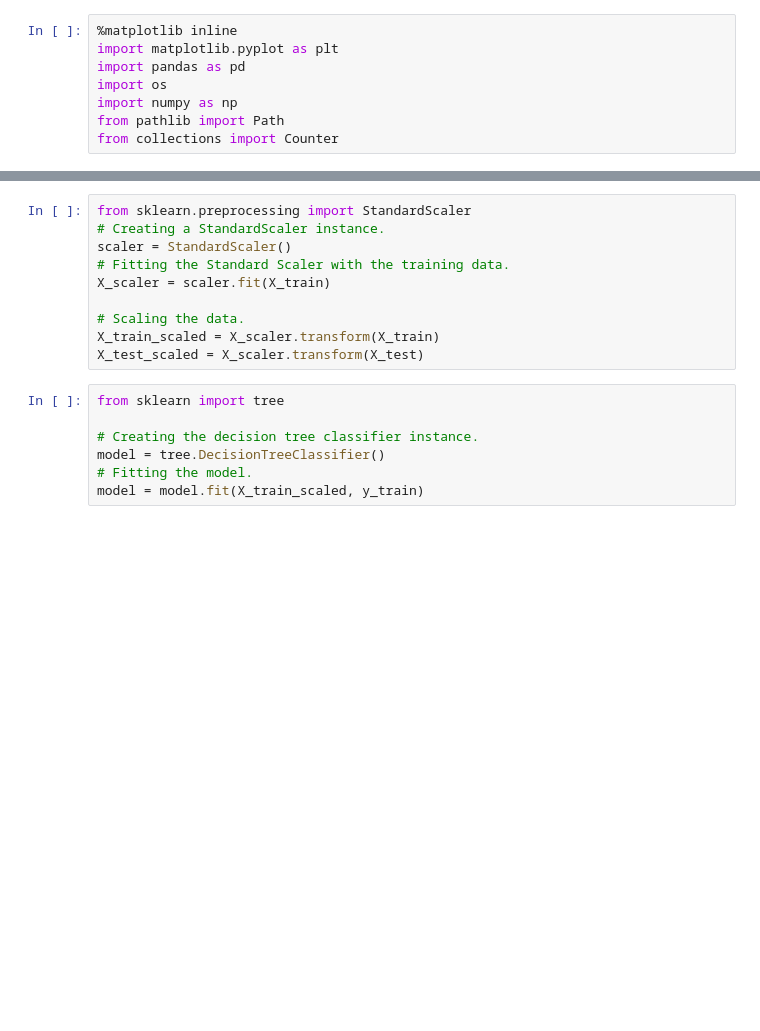
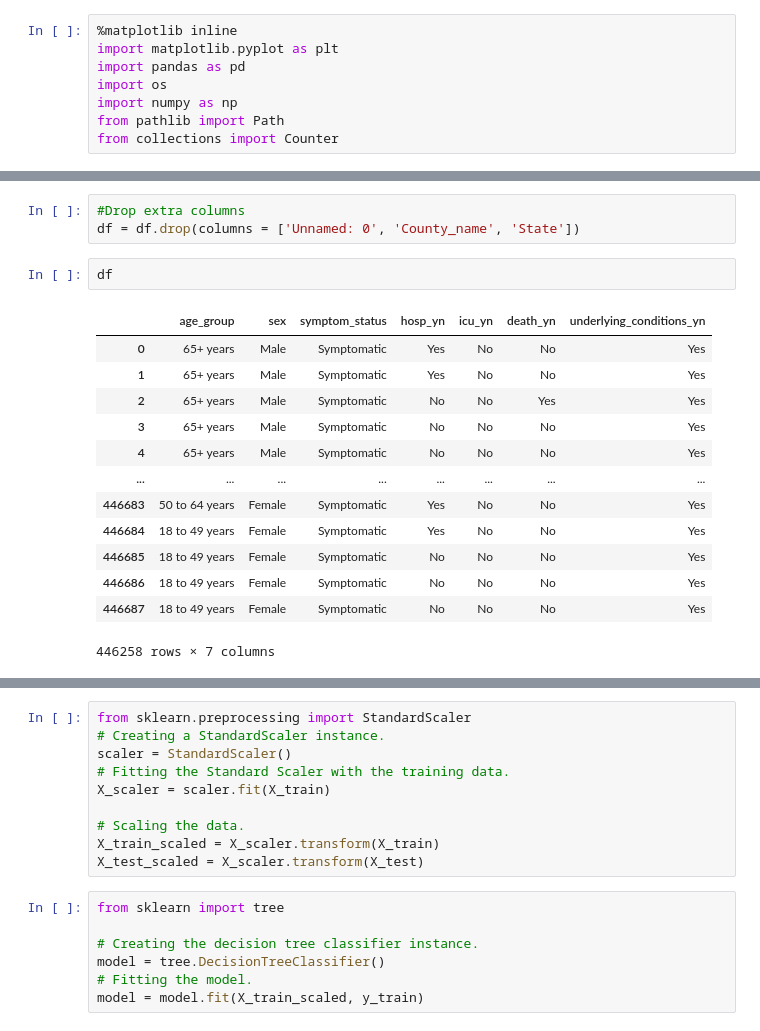
Before and after one commit to HartChrisT/Covid_Comorbidities, a Jupyter notebook: CovidDeaths.ipynb, the cells around one changed output, grey strips where cells are left out. Saved outputs shown, nothing was run; the diff lists cells and outputs as text; blank space fills up the shorter version.

```diff
--- a/CovidDeaths.ipynb
+++ b/CovidDeaths.ipynb
@@ -35 +56,20 @@ df.head()
+# %%
+#Drop extra columns
+df = df.drop(columns = ['Unnamed: 0', 'County_name', 'State'])
+# %%
+df
+# %% [output]
+|  | age_group | sex | symptom_status | hosp_yn | icu_yn | death_yn | underlying_conditions_yn |
+| 0 | 65+ years | Male | Symptomatic | Yes | No | No | Yes |
+| 1 | 65+ years | Male | Symptomatic | Yes | No | No | Yes |
+| 2 | 65+ years | Male | Symptomatic | No | No | Yes | Yes |
+| 3 | 65+ years | Male | Symptomatic | No | No | No | Yes |
+| 4 | 65+ years | Male | Symptomatic | No | No | No | Yes |
+| ... | ... | ... | ... | ... | ... | ... | ... |
+| 446683 | 50 to 64 years | Female | Symptomatic | Yes | No | No | Yes |
+| 446684 | 18 to 49 years | Female | Symptomatic | Yes | No | No | Yes |
+| 446685 | 18 to 49 years | Female | Symptomatic | No | No | No | Yes |
+| 446686 | 18 to 49 years | Female | Symptomatic | No | No | No | Yes |
+| 446687 | 18 to 49 years | Female | Symptomatic | No | No | No | Yes |
+446258 rows × 7 columns
 # %%
```
Also changed, not shown: parts of 32 cells of this notebook.
